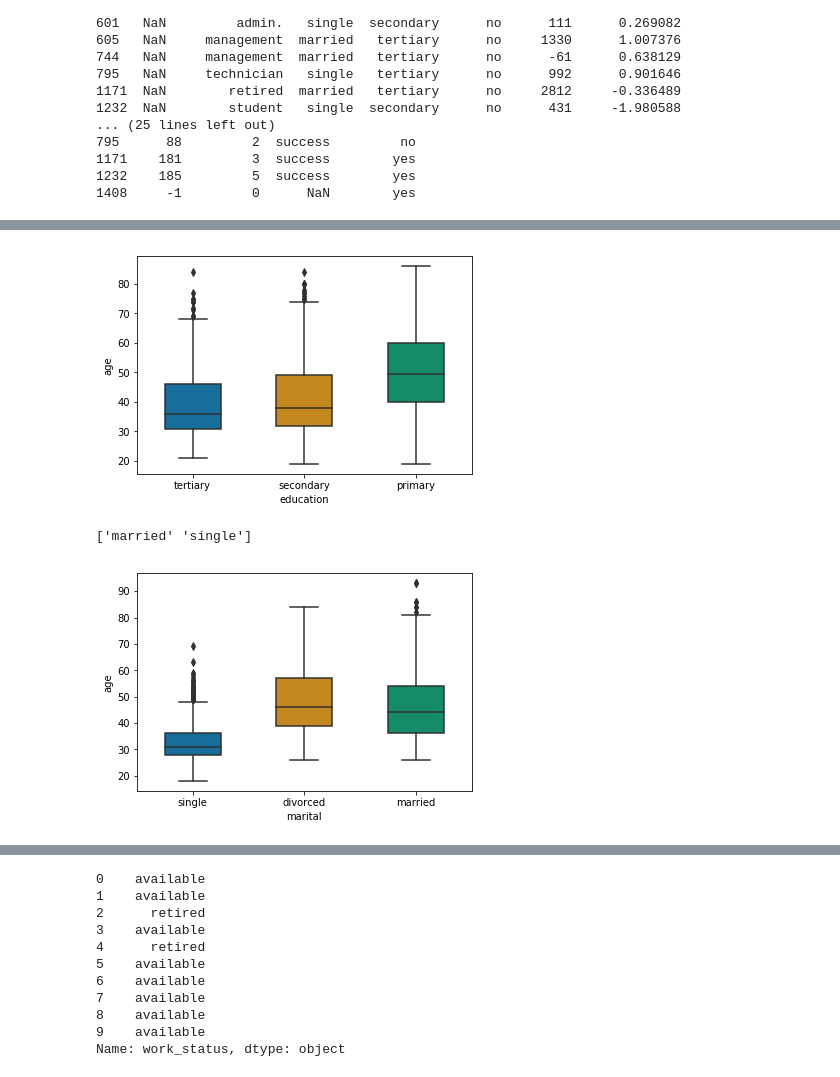
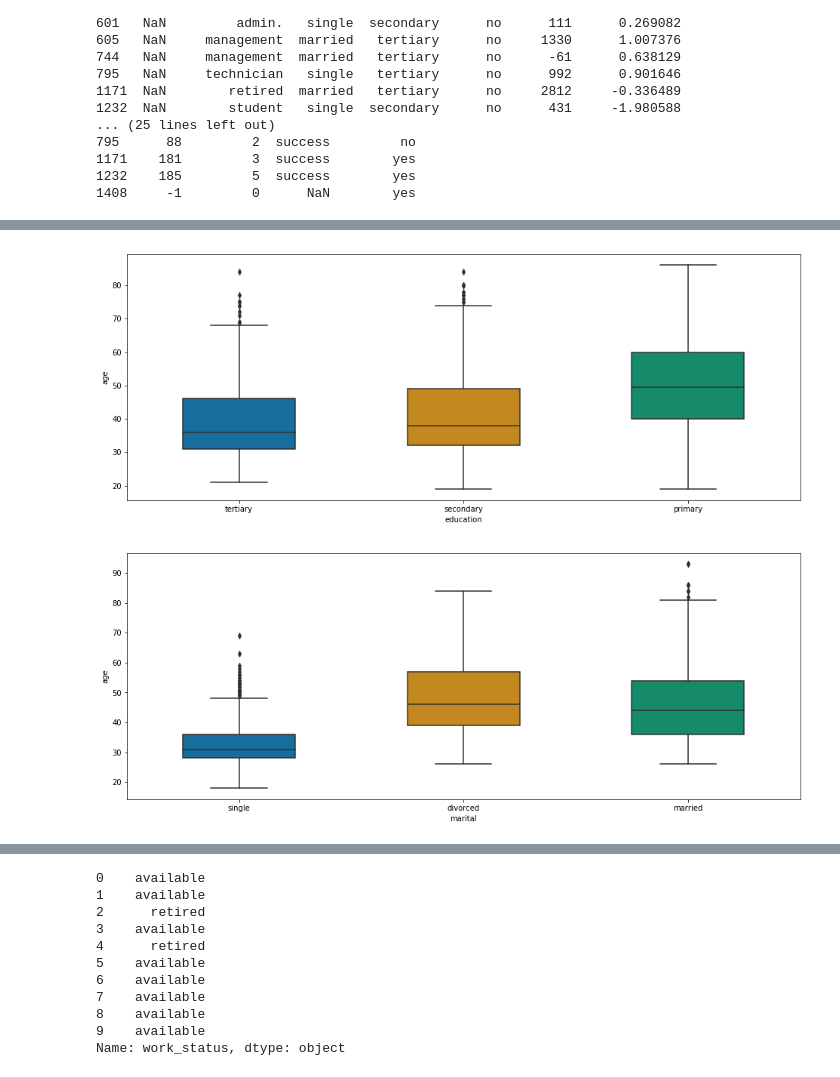
Before and after one commit to vipulpopat/MSCAI_Sem1_Etivity2, a Jupyter notebook: Etivity2_9939245.ipynb, the cells around one changed output, grey strips where cells are left out. Drawn from its saved outputs; the diff is of its cells as text; code cells hidden in the pictures.

```diff
--- a/Etivity2_9939245.ipynb
+++ b/Etivity2_9939245.ipynb
@@ -359,26 +213,26 @@ bplot = sns.boxplot(y='age', x='education',
 # %%
+plt.figure(figsize=(16, 6))
 bplot = sns.boxplot(y='age', x='education',
                  data=df,
                  width=0.5,
                  palette="colorblind")
 # %% [output]
-[figure, old version]
+[figure, new version]
 # %%
 # Compare marital for People with Missing Ages
-mar_with_missing_age = df[df["age"].isnull()]["marital"].unique()
-print(mar_with_missing_age)
+#mar_with_missing_age = df[df["age"].isnull()]["marital"].unique()
+#print(mar_with_missing_age)
 
 # bplot = sns.boxplot(y='age', x='marital',
 #                  data=df,
 #                  width=0.5,
 #                  palette="colorblind",
 #                 order=mar_with_missing_age)
-
+plt.figure(figsize=(16, 6))
 bplot = sns.boxplot(y='age', x='marital',
                  data=df,
                  width=0.5,
                  palette="colorblind")
 # %% [output]
-['married' 'single']
-[figure, old version]
+[figure, new version]
 # %%
```
Also changed, not shown: parts of 58 cells of this notebook.
